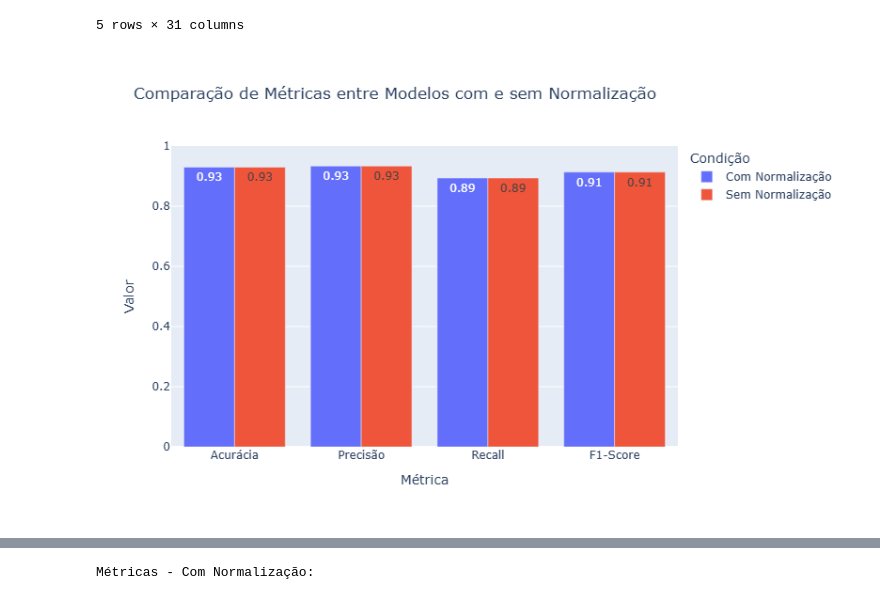
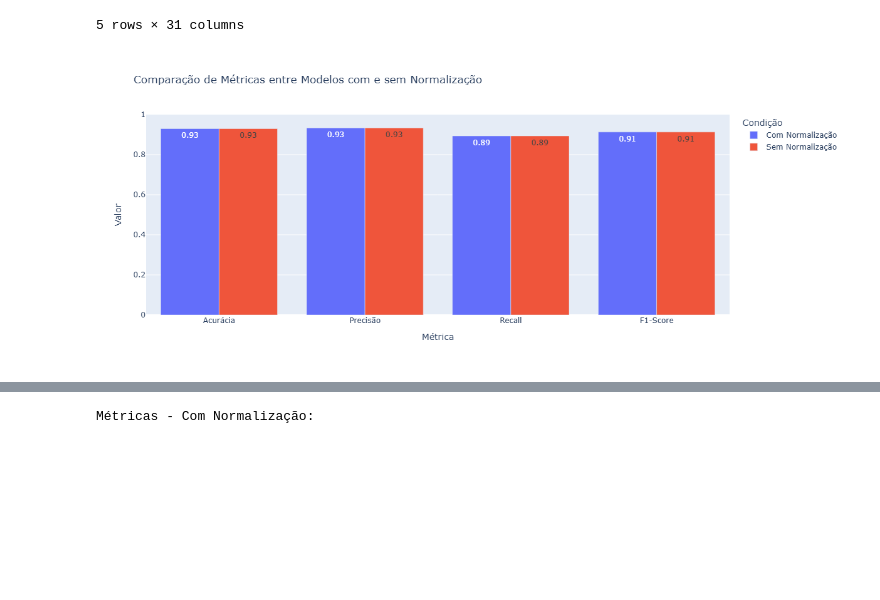
Before and after one commit to KauaHenSilva/trabalho_topicos_5, a Jupyter notebook: main.ipynb, the cells around one changed output, grey strips where cells are left out. Saved outputs shown, nothing was run; the diff lists cells and outputs as text; code cells hidden in the pictures; blank space fills up the shorter version.

```diff
--- a/main.ipynb
+++ b/main.ipynb
@@ -264,36 +264,35 @@ accuracy_norn, precision_norn, recall_norn, f1_norn = (
     recall_score(y_test_norm, predicoes_norm, pos_label='Maligno'),
     f1_score(y_test_norm, predicoes_norm, pos_label='Maligno')
 )
 
 accuracy_no_norm, precision_no_norm, recall_no_norm, f1_no_norm = (
     accuracy_score(y_test_no_norm, predicoes_no_norm),
     precision_score(y_test_no_norm, predicoes_no_norm, pos_label='Maligno'),
     recall_score(y_test_no_norm, predicoes_no_norm, pos_label='Maligno'),
     f1_score(y_test_no_norm, predicoes_no_norm, pos_label='Maligno')
 )
 
 metricas = pd.DataFrame({
     'Métrica': ['Acurácia', 'Precisão', 'Recall', 'F1-Score'],
     'Com Normalização': [accuracy_norn, precision_norn, recall_norn, f1_norn],
     'Sem Normalização': [accuracy_no_norm, precision_no_norm, recall_no_norm, f1_no_norm]
 })
 
 metricas_melted = metricas.melt(id_vars='Métrica', var_name='Condição', value_name='Valor')
 fig = px.bar(
     metricas_melted,
     x='Métrica',
     y='Valor',
     color='Condição',
     barmode='group',
     title='Comparação de Métricas entre Modelos com e sem Normalização',
     text_auto='.2f',
-    width=800,
-    height=500
+    width=width_graph,
 )
 fig.update_layout(yaxis=dict(range=[0, 1]))
 fig.show()
 # %% [output]
-[figure, old version]
+[figure, new version]
 # %%
 
 kf = StratifiedKFold(n_splits=5, shuffle=True, random_state=42)
```
Also changed, not shown: parts of 2 cells of this notebook, 1 other file.
